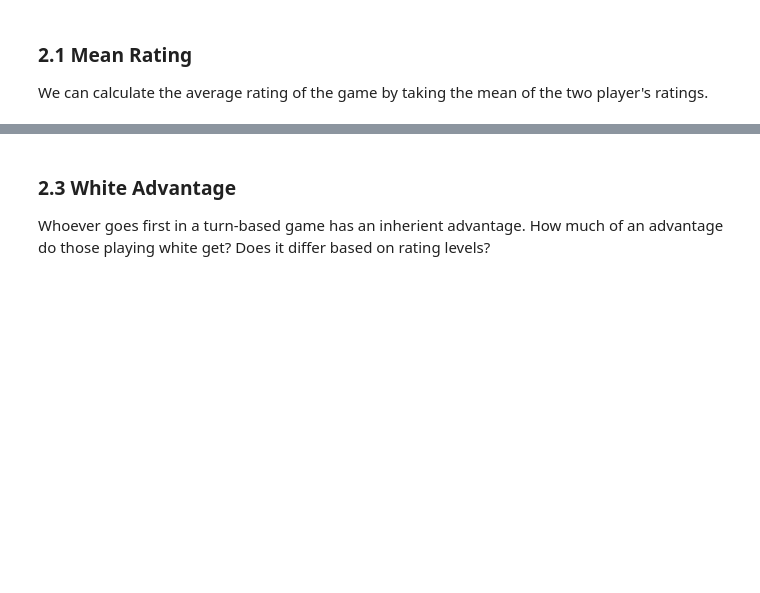
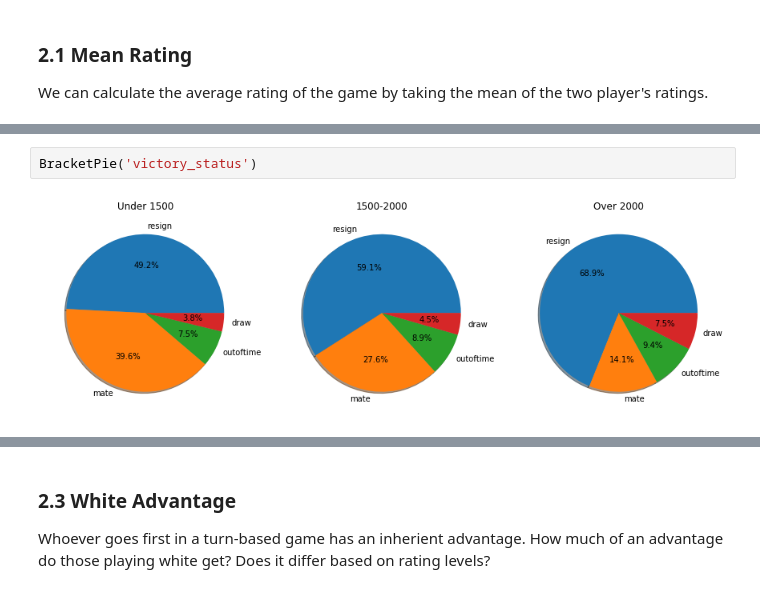
Before and after one commit to Kuebic/Thinkful, a Jupyter notebook: 4.10_Capston_1/LiChess/LiChess_Capstone.ipynb, the cells around one changed output, grey strips where cells are left out. Drawn from its saved outputs; the diff is of its cells as text; blank space fills up the shorter version.

```diff
--- a/4.10_Capston_1/LiChess/LiChess_Capstone.ipynb
+++ b/4.10_Capston_1/LiChess/LiChess_Capstone.ipynb
@@ -230,0 +189,4 @@ for i, bracket in enumerate(brackets):
+# %%
+BracketPie('victory_status')
+# %% [output]
+[figure, added]
```
Also changed, not shown: parts of 97 cells of this notebook.
